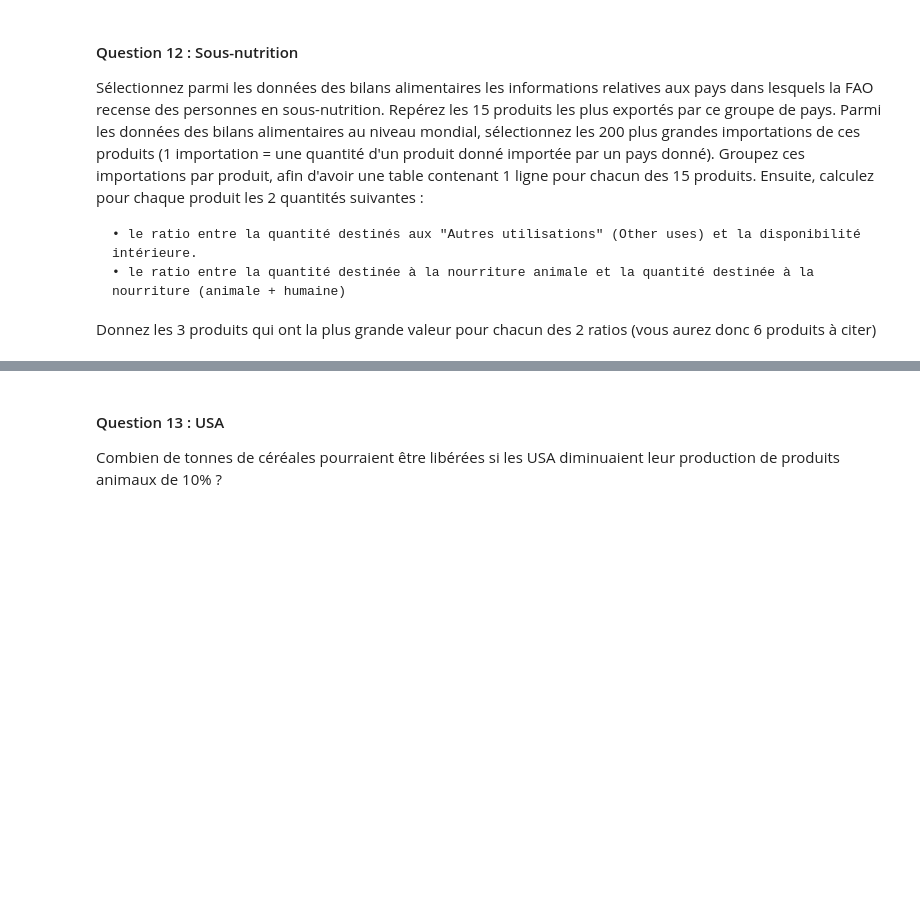
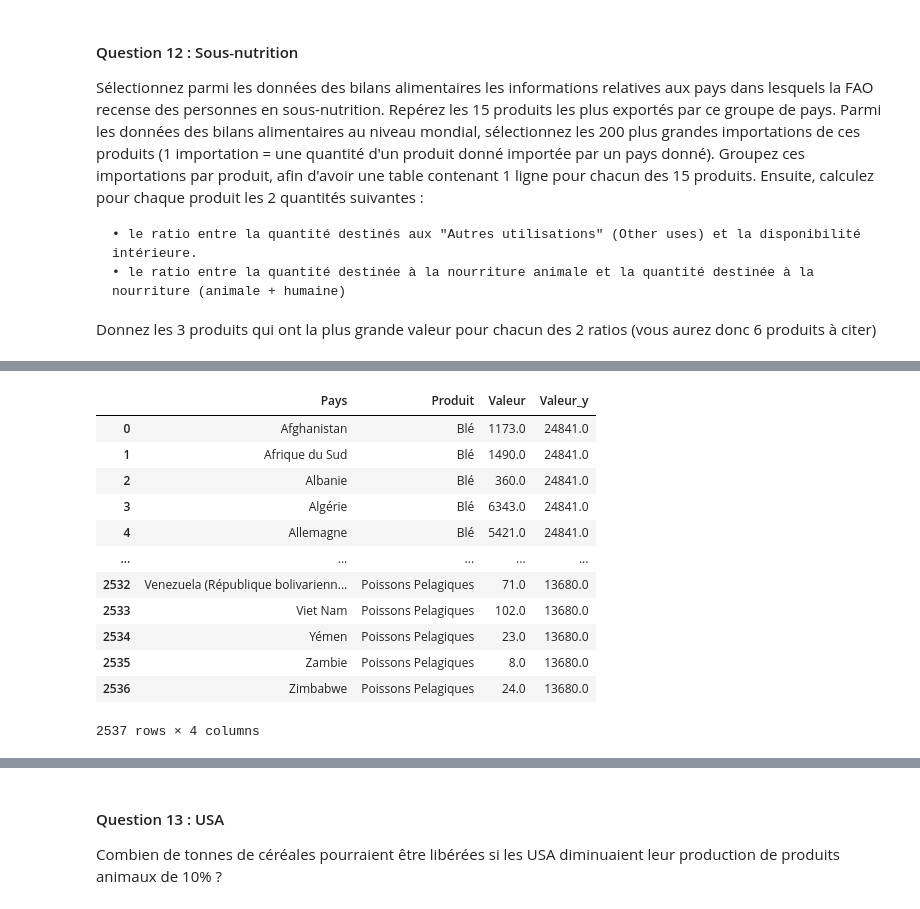
Before and after one commit to data-IA-2023/Groupe-3, a Jupyter notebook: briefs181223.ipynb, the cells around one changed output, grey strips where cells are left out. Drawn from its saved outputs; the diff is of its cells as text; code cells hidden in the pictures; blank space fills up the shorter version.

```diff
--- a/briefs181223.ipynb
+++ b/briefs181223.ipynb
@@ -875,0 +918,21 @@ Donnez les 3 produits qui ont la plus grande valeur pour chacun des 2 ratios (vo
+# %%
+
+df_import = df[df['Élément']=='Importations - Quantité']
+df_import=df_import[['Pays', 'Produit', 'Valeur']]
+
+merge_df_import = df_import.merge(df_expot_group, left_on='Produit', right_on='Produit')
+merge_df_import
+# %% [output]
+|  | Pays | Produit | Valeur | Valeur_y |
+| 0 | Afghanistan | Blé | 1173.0 | 24841.0 |
+| 1 | Afrique du Sud | Blé | 1490.0 | 24841.0 |
+| 2 | Albanie | Blé | 360.0 | 24841.0 |
+| 3 | Algérie | Blé | 6343.0 | 24841.0 |
+| 4 | Allemagne | Blé | 5421.0 | 24841.0 |
+| ... | ... | ... | ... | ... |
+| 2532 | Venezuela (République bolivarienn... | Poissons Pelagiques | 71.0 | 13680.0 |
+| 2533 | Viet Nam | Poissons Pelagiques | 102.0 | 13680.0 |
+| 2534 | Yémen | Poissons Pelagiques | 23.0 | 13680.0 |
+| 2535 | Zambie | Poissons Pelagiques | 8.0 | 13680.0 |
+| 2536 | Zimbabwe | Poissons Pelagiques | 24.0 | 13680.0 |
+2537 rows × 4 columns
```
Also changed, not shown: parts of 9 cells of this notebook.
